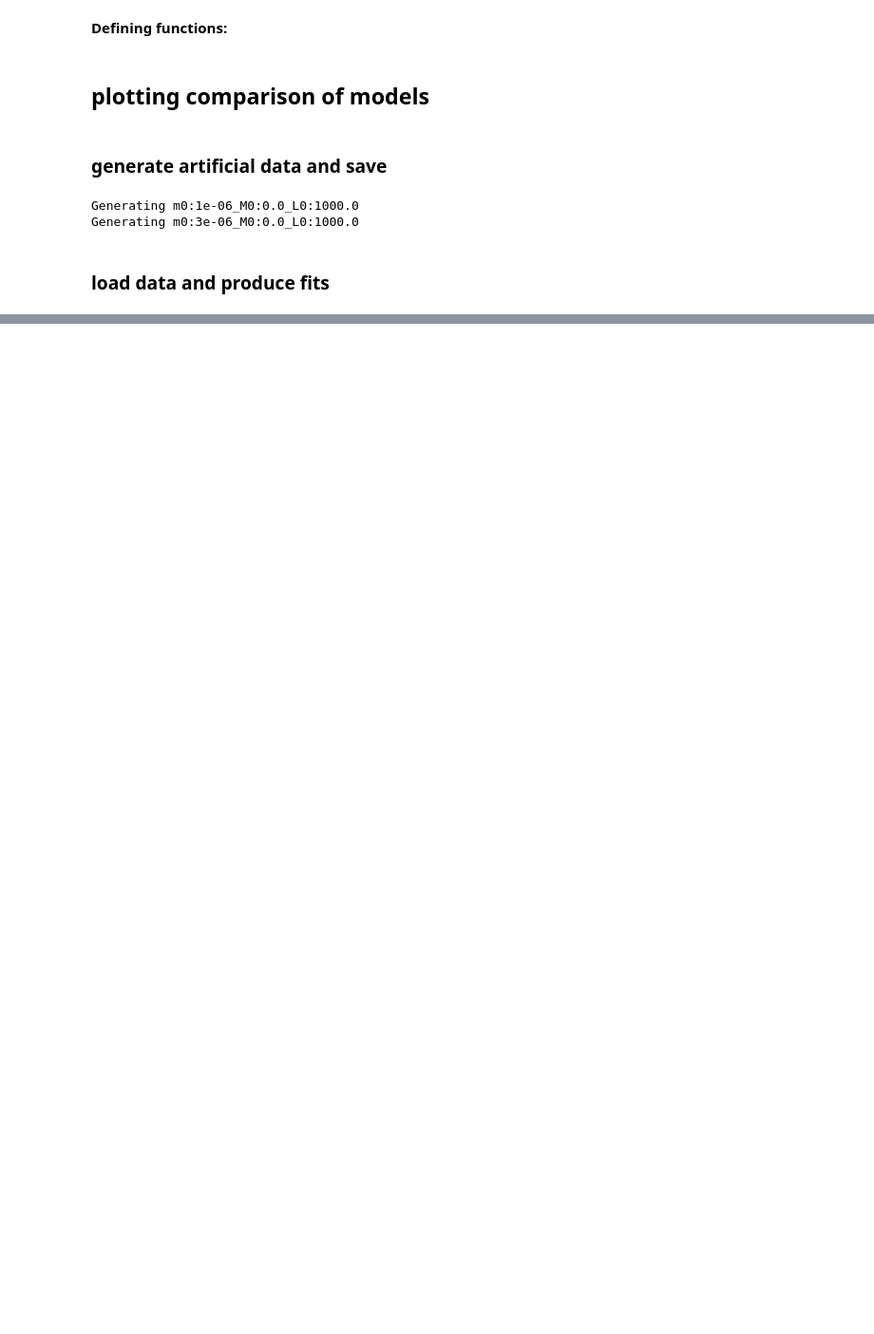
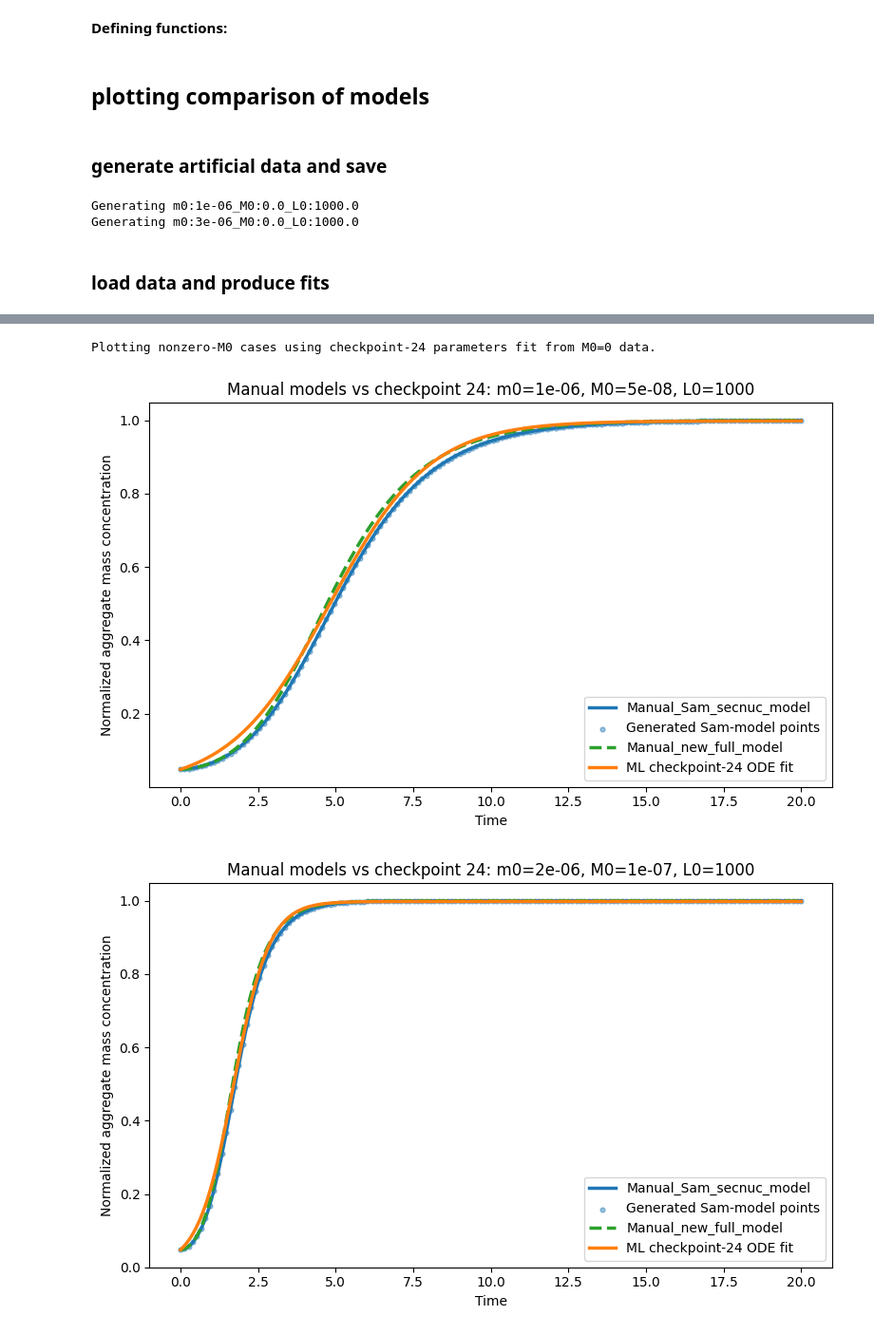
Before and after one commit to mr-sarthakgupta/protein-ag, a Jupyter notebook: comparing manual and ML models.ipynb, the cells around one changed output, grey strips where cells are left out. Shown at 95% size. Drawn from its saved outputs; the diff is of its cells as text; code cells hidden in the pictures; blank space fills up the shorter version.

```diff
--- a/comparing manual and ML models.ipynb
+++ b/comparing manual and ML models.ipynb
@@ -516,0 +1097,26 @@ c5: 5.91e-01
+# %%
+# Four checkpoint-24 comparison plots with nonzero initial aggregate mass (M0)
+nonzero_M0_data = {}
+nonzero_M0_m0_values = np.geomspace(1e-6, 8e-6, 4)
+nonzero_M0_t_data = np.linspace(0, 20, 150)
+kn, nc, k2, n2, kp = 1.0, 2.0, 1e10, 2.0, 3e7
+L0 = 1000.0
+
+for m0_i in nonzero_M0_m0_values:
+    M0_i = 0.05 * m0_i
+    name = f'm0:{m0_i}_M0:{M0_i}_L0:{L0}'
+    y_i = Manual_Sam_secnuc_model(nonzero_M0_t_data, m0_i, L0, M0_i, kn, nc, k2, n2, kp)
+    nonzero_M0_data[name + ' X'] = nonzero_M0_t_data
+    nonzero_M0_data[name + ' Y'] = y_i
+
+nonzero_M0_checkpoint_24_data_df = pd.DataFrame(nonzero_M0_data)
+print('Plotting nonzero-M0 cases using checkpoint-24 parameters fit from M0=0 data.')
+plot_manual_model_and_ml_by_configuration(
+    nonzero_M0_checkpoint_24_data_df,
+    ML_model_checkpoint_24,
+    popt_checkpoint_24,
+)
+# %% [output]
+Plotting nonzero-M0 cases using checkpoint-24 parameters fit from M0=0 data.
+[figure, added]
+[figure, added]
```
Also changed, not shown: parts of 8 cells of this notebook, 52 other files.
